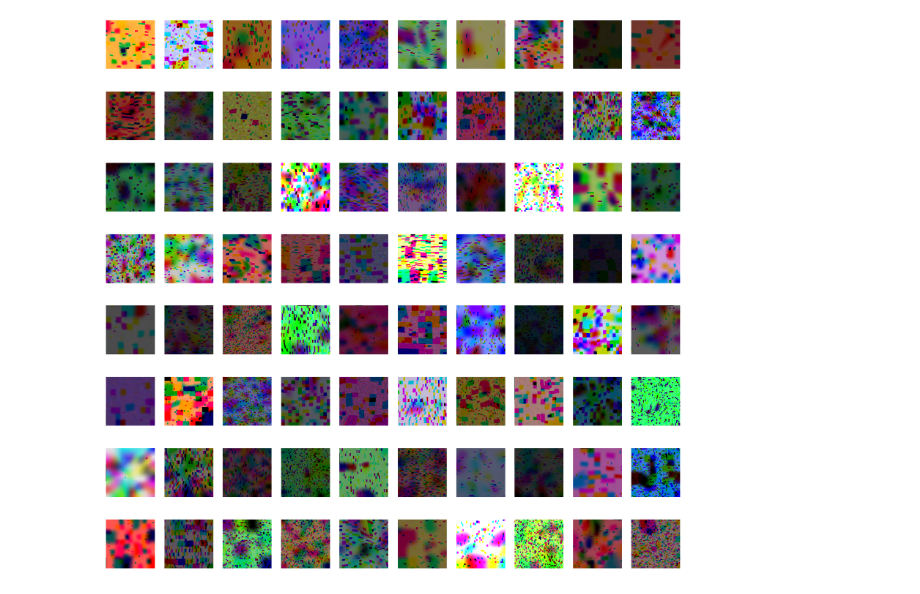
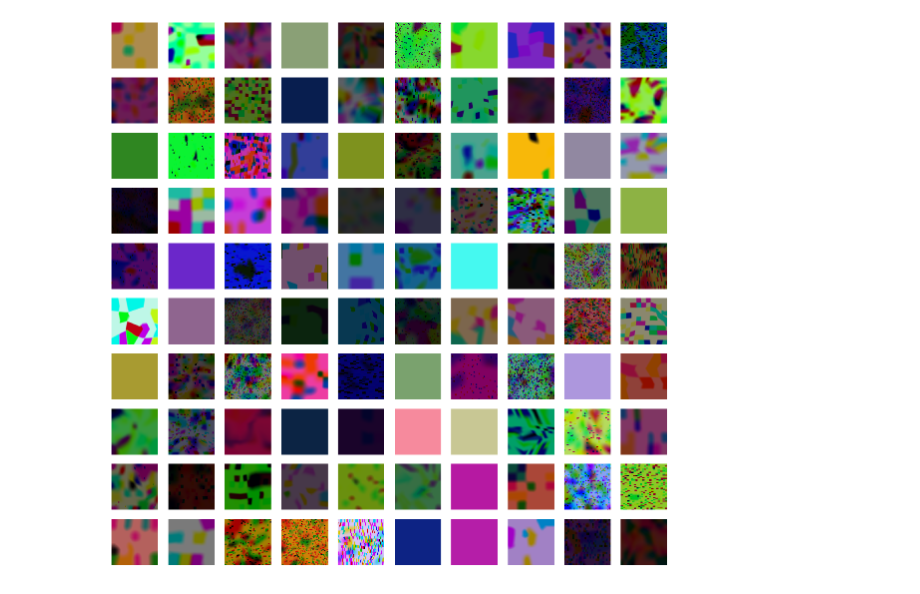
Before and after one commit to sdlm/pytorch_mnist, a Jupyter notebook: generate_background.ipynb, the cells around one changed output. Drawn from its saved outputs; the diff is of its cells as text; code cells hidden in the pictures.

```diff
--- a/generate_background.ipynb
+++ b/generate_background.ipynb
@@ -27,13 +50,10 @@ background_aug = iaa.Sequential([
 ])
-# %%
-original_smpl = np.random.rand(h_size, w_size, 3)
-original_smpl = np.array(original_smpl, dtype='float32')
 # %%
 def get_background(h_size=256, w_size=256):
-    rand_square = np.random.rand(h_size, w_size, 3)
-    original_smpl = np.array(rand_square, dtype='float32')
+    original_smpl = np.empty((h_size, w_size, 3), dtype=np.uint8)
+    original_smpl.fill(255)
     smpl = background_aug.augment_image(original_smpl)
-    np.clip(smpl, 0, 1, out=smpl)
+    np.clip(smpl, 0, 255, out=smpl)
     return smpl
 # %%
 %%time
@@ -46,8 +66,8 @@ Wall time: 195 ms
 # %%
 %%time
 cols = 10
-rows = 8
-fig, axes = plt.subplots(rows, cols, figsize=(32, 32))
+rows = 10
+fig, axes = plt.subplots(rows, cols, figsize=(20, 20))
 for i in range(cols):
     for j in range(rows):
         axes[j, i].set_axis_off()
@@ -58 +78 @@ Wall time: 18.2 s
-[figure, old version]
+[figure, new version]
```
Also changed, not shown: parts of 3 cells of this notebook.
